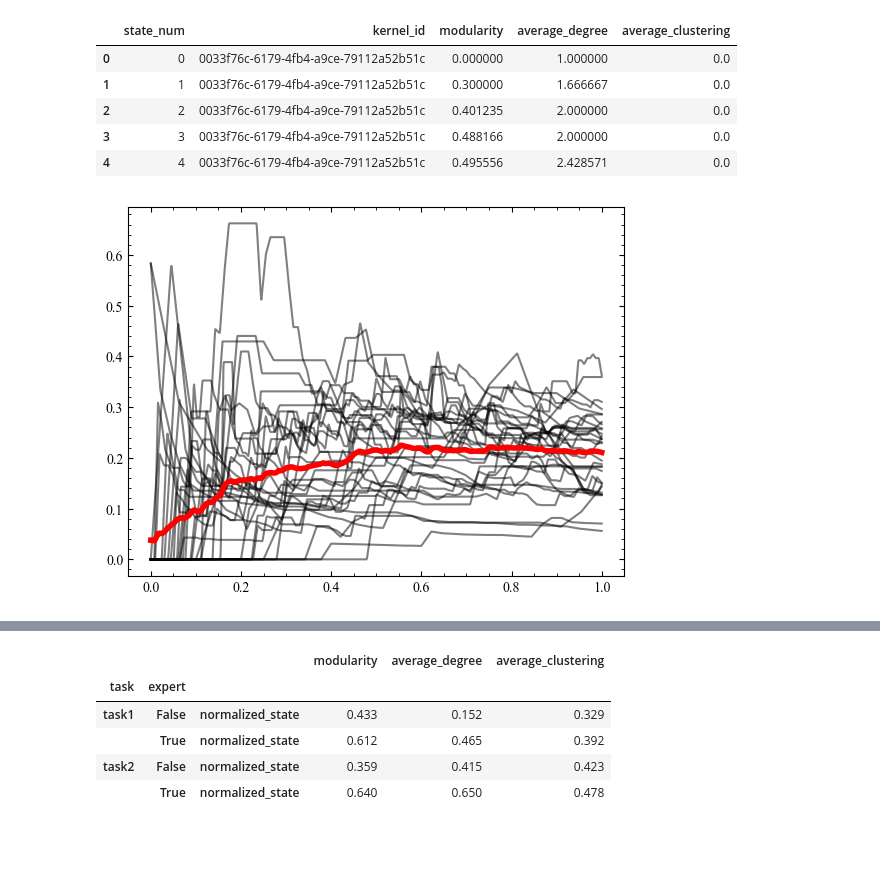
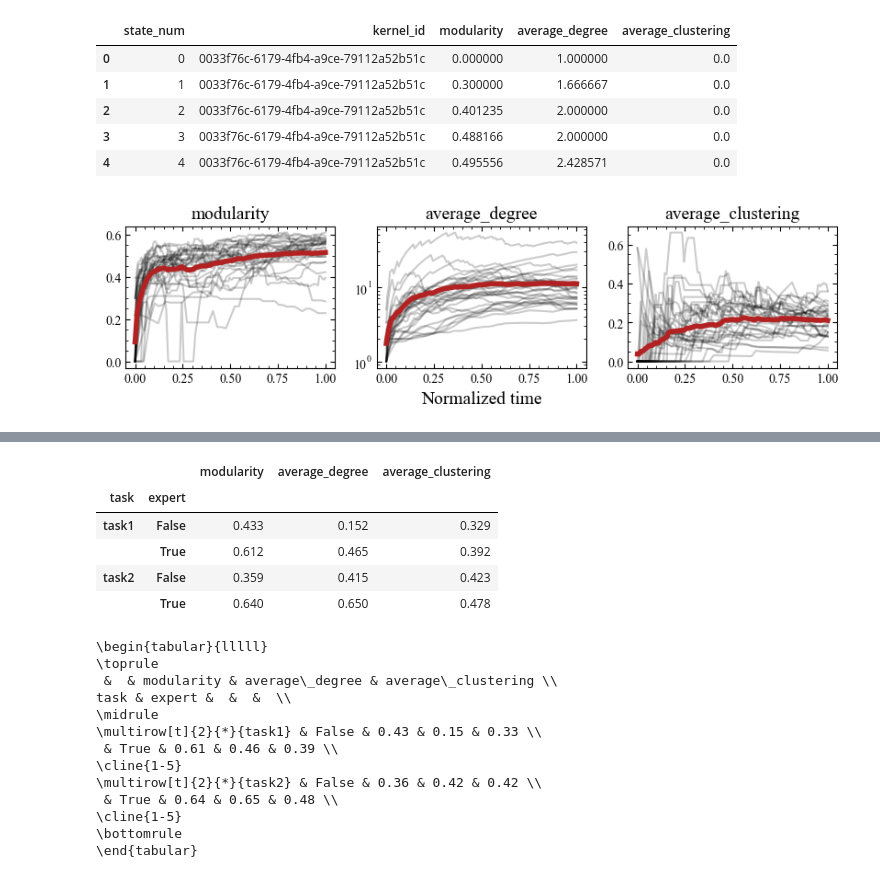
Before and after one commit to konstantgr/jupyter-logs-analysis, a Jupyter notebook: analysis/03-graph-analysis.ipynb, the cells around one changed output, grey strips where cells are left out. Saved outputs shown, nothing was run; the diff lists cells and outputs as text; code cells hidden in the pictures; blank space fills up the shorter version.

```diff
--- a/analysis/03-graph-analysis.ipynb
+++ b/analysis/03-graph-analysis.ipynb
@@ -27,0 +35,6 @@ df_hack.head()
+# %%
+df_hack = pd.read_csv(config.get("dataset_path"), index_col=0)
+df_labels = pd.read_csv(config.get("label_mapping_path"), index_col=0)
+df_hack = df_hack.merge(df_labels, on='action_id')
+
+df_hack.head()
@@ -179,11 +173,7 @@ list(graphs.values())[0]
 # %%
-from tqdm import tqdm
-
 grouped = june.df.groupby("kernel_id")
-df_kernel = grouped.get_group(list(grouped.groups.keys())[0])
 
 load = True
-
 if not load:
     evolution_dfs = [
         pd.concat(
@@ -196,7 +186,7 @@ if not load:
     all_evolutions = pd.concat(evolution_dfs, axis=0, ignore_index=True)
     all_evolutions.to_csv("../data/graph_evolution_distill.csv")
 else:
-    all_evolutions = pd.read_csv("../data/graph_evolution_distill.csv")
+    all_evolutions = pd.read_csv(config.get("graph_evolution_path"), index_col=0)
 
 all_evolutions.head()
 # %% [output]
@@ -223,21 +214,26 @@ sns.reset_orig()
 plt.style.use('https://github.com/klieret/simple-science-style/raw/main/stylesheets/sss1.mplstyle')
 plt.rcParams["font.family"] = "Times New Roman"
 # %%
-fig, ax = plt.subplots()
-metric = 'average_clustering'
+fig, axs = plt.subplots(1, 3, figsize=(10, 2))
 
-curves = []
-for _, g in all_evolutions.groupby("kernel_id"):
-    x, y = continuous_transform(
-        np.linspace(0, 1, g[metric].shape[0]),
-        g[metric]
-    )
-    curves.append(y)
-    ax.plot(x, y, alpha=0.5, color='k')
+for i, metric in enumerate(metrics):
+    ax = axs[i]
+    curves = []
+    for kernel_id, g in all_evolutions.groupby("kernel_id"):
+        x, y = continuous_transform(
+            np.linspace(0, 1, g[metric].shape[0]),
+            g[metric]
+        )
+        curves.append(y)
+        ax.plot(x, y, alpha=0.2, color='k')
 
-ax.plot(x, np.sum(curves, axis=0) / len(curves), color='r', lw=4)
-# ax.set_yscale('log')
+    ax.set_title(metric, fontsize=14)
+    ax.plot(x, np.sum(curves, axis=0) / len(curves), color='firebrick', lw=4)
+
+axs[1].set_xlabel("Normalized time", fontsize=14)
+axs[1].set_yscale("log")
+plt.savefig("figures/evolution/graph_metrics.pdf", dpi=300, bbox_inches='tight')
 plt.show()
 # %% [output]
-[figure, old version]
+[figure, new version]
 # %%
@@ -261,13 +258,29 @@ df_corr = df_tmp.groupby(['task', 'expert'])[['normalized_state', *metrics]].cor
 indices = [i for i in df_corr.index if i[-1] == 'normalized_state']
 df_corr[metrics] = df_corr[metrics]
 
-table = df_corr.loc[indices][metrics]
+table = df_corr.loc[indices][metrics].droplevel(2)
 table.round(3)
 # %% [output]
-|  |  |  | modularity | average_degree | average_clustering |
-| task | expert |  |  |  |  |
-| task1 | False | normalized_state | 0.433 | 0.152 | 0.329 |
-|  | True | normalized_state | 0.612 | 0.465 | 0.392 |
-| task2 | False | normalized_state | 0.359 | 0.415 | 0.423 |
-|  | True | normalized_state | 0.640 | 0.650 | 0.478 |
+|  |  | modularity | average_degree | average_clustering |
+| task | expert |  |  |  |
+| task1 | False | 0.433 | 0.152 | 0.329 |
+|  | True | 0.612 | 0.465 | 0.392 |
+| task2 | False | 0.359 | 0.415 | 0.423 |
+|  | True | 0.640 | 0.650 | 0.478 |
+# %%
+print(table.round(2).applymap('{:.2f}'.format).to_latex(escape=True, multirow=True))
+# %% [output]
+\begin{tabular}{lllll}
+\toprule
+ &  & modularity & average\_degree & average\_clustering \\
+task & expert &  &  &  \\
+\midrule
+\multirow[t]{2}{*}{task1} & False & 0.43 & 0.15 & 0.33 \\
+ & True & 0.61 & 0.46 & 0.39 \\
+\cline{1-5}
+\multirow[t]{2}{*}{task2} & False & 0.36 & 0.42 & 0.42 \\
+ & True & 0.64 & 0.65 & 0.48 \\
+\cline{1-5}
+\bottomrule
+\end{tabular}
 # %%
```
Also changed, not shown: parts of 11 cells of this notebook, 16 other files.
